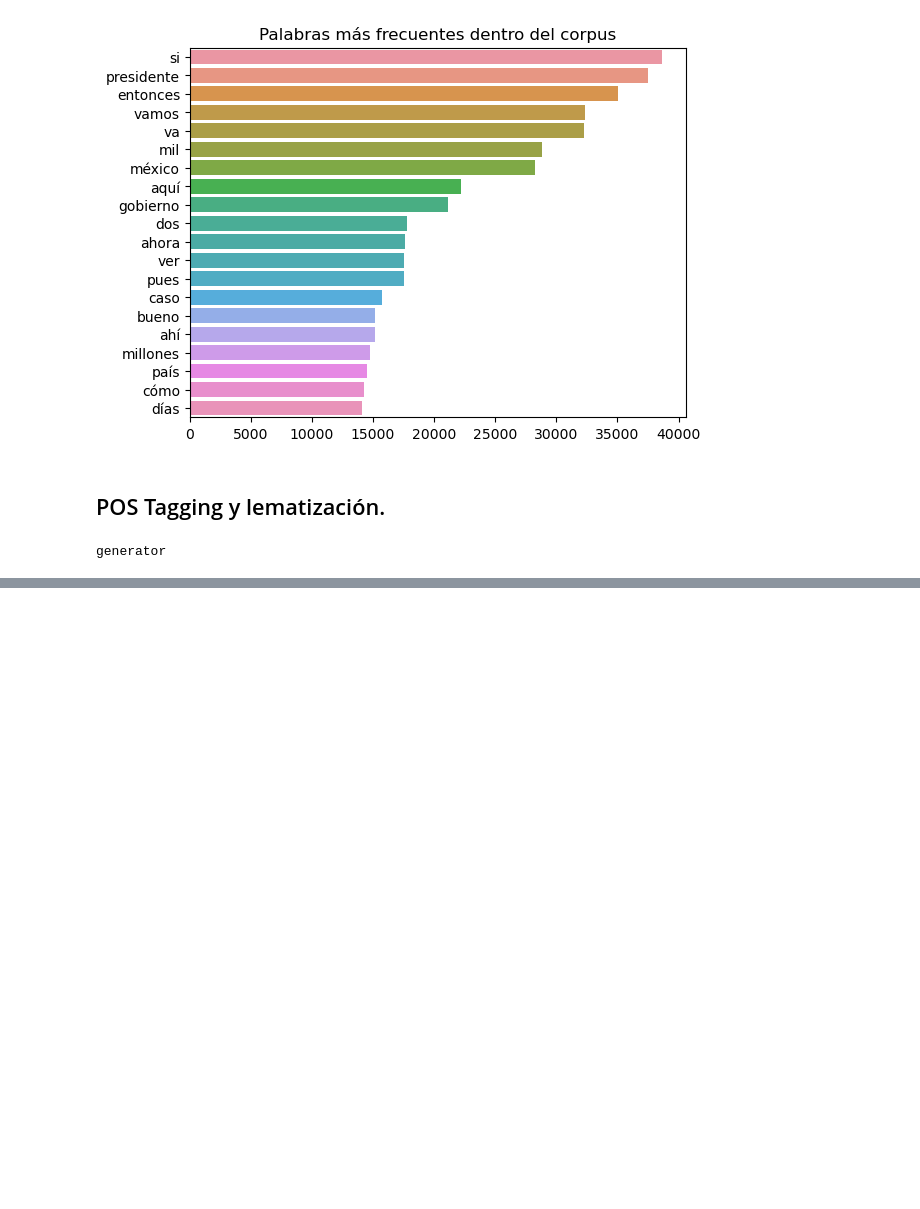
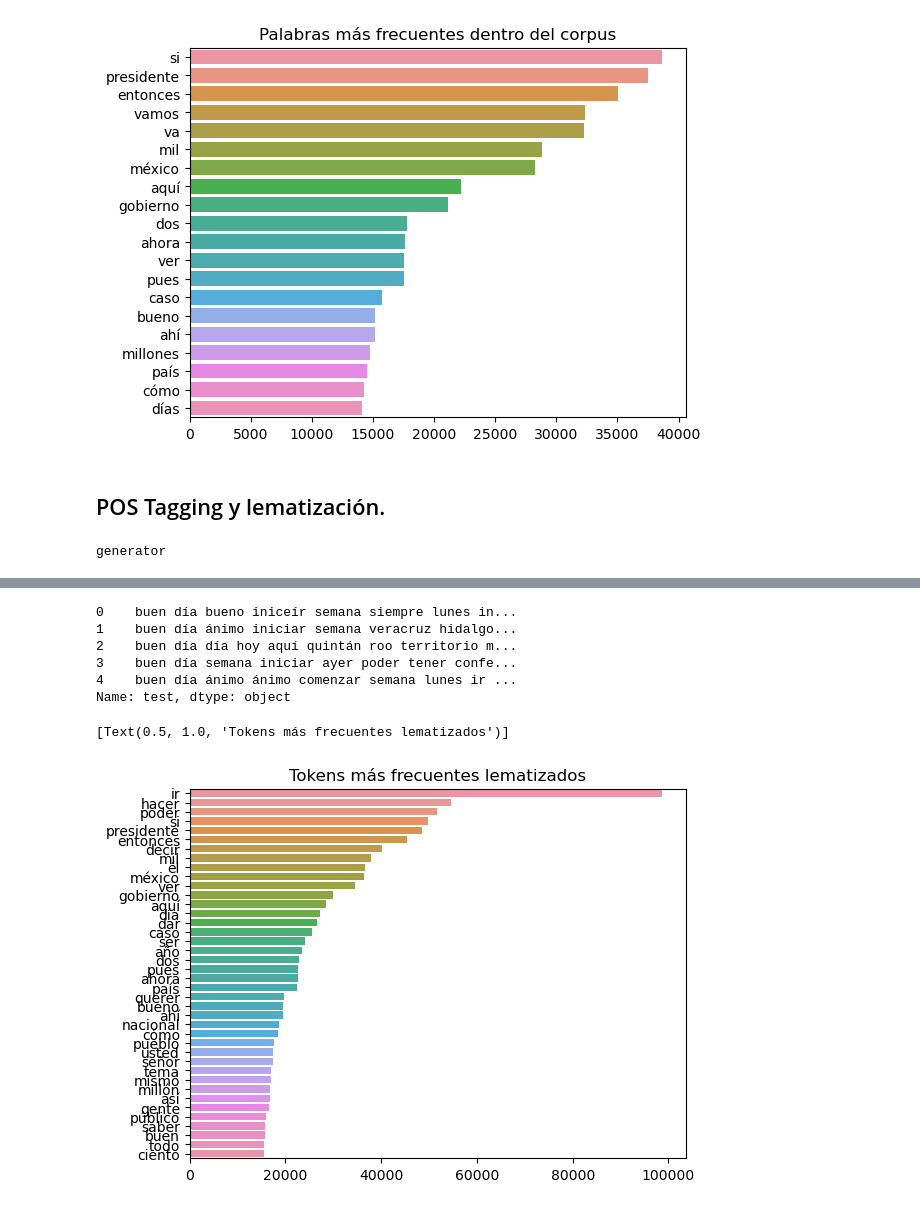
Before and after one commit to jabrahamvm/topic-modeling, a Jupyter notebook: src/analisis_corpus.ipynb, the cells around one changed output, grey strips where cells are left out. Drawn from its saved outputs; the diff is of its cells as text; code cells hidden in the pictures; blank space fills up the shorter version.

```diff
--- a/src/analisis_corpus.ipynb
+++ b/src/analisis_corpus.ipynb
@@ -210,0 +193,27 @@ basic_preprocessing(eda_df['text'].loc[0])
+# %%
+vocab = defaultdict(int)
+# %%
+eda_df['test'].head()
+# %% [output]
+0    buen día bueno iniceír semana siempre lunes in...
+1    buen día ánimo iniciar semana veracruz hidalgo...
+2    buen día día hoy aquí quintán roo territorio m...
+3    buen día semana iniciar ayer poder tener confe...
+4    buen día ánimo ánimo comenzar semana lunes ir ...
+Name: test, dtype: object
+# %%
+for text in eda_df['lemmatized']:
+    for word in word_tokenize(text):
+        vocab[word] += 1
+# %%
+s_vocab = sorted(vocab.items(), key = lambda x: x[1], reverse = True)
+# %%
+words, freq = [], []
+for word, f in s_vocab[:40]:
+    words.append(word)
+    freq.append(f)
+# %%
+sns.barplot(x=freq, y=words).set(title="Tokens más frecuentes lematizados")
+# %% [output]
+[Text(0.5, 1.0, 'Tokens más frecuentes lematizados')]
+[figure, added]
```
Also changed, not shown: parts of 11 cells of this notebook.
